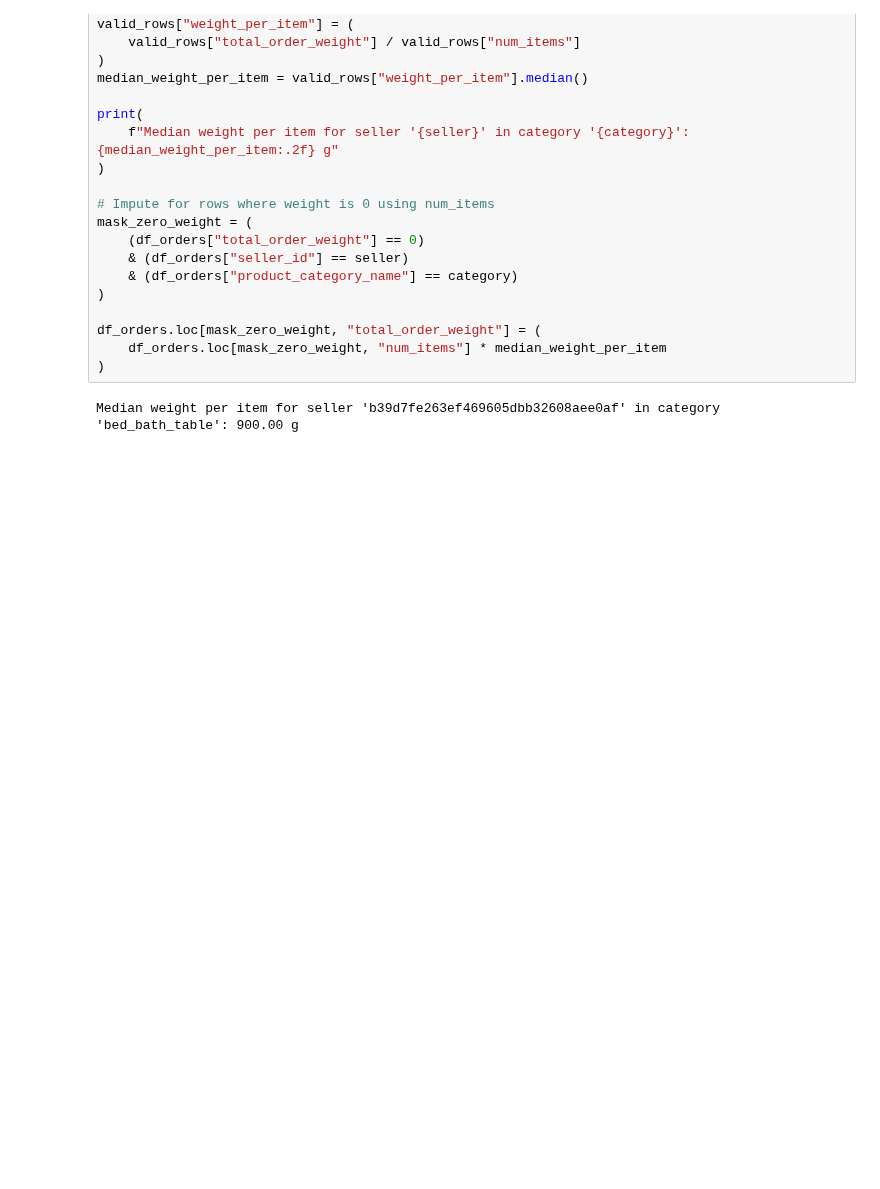
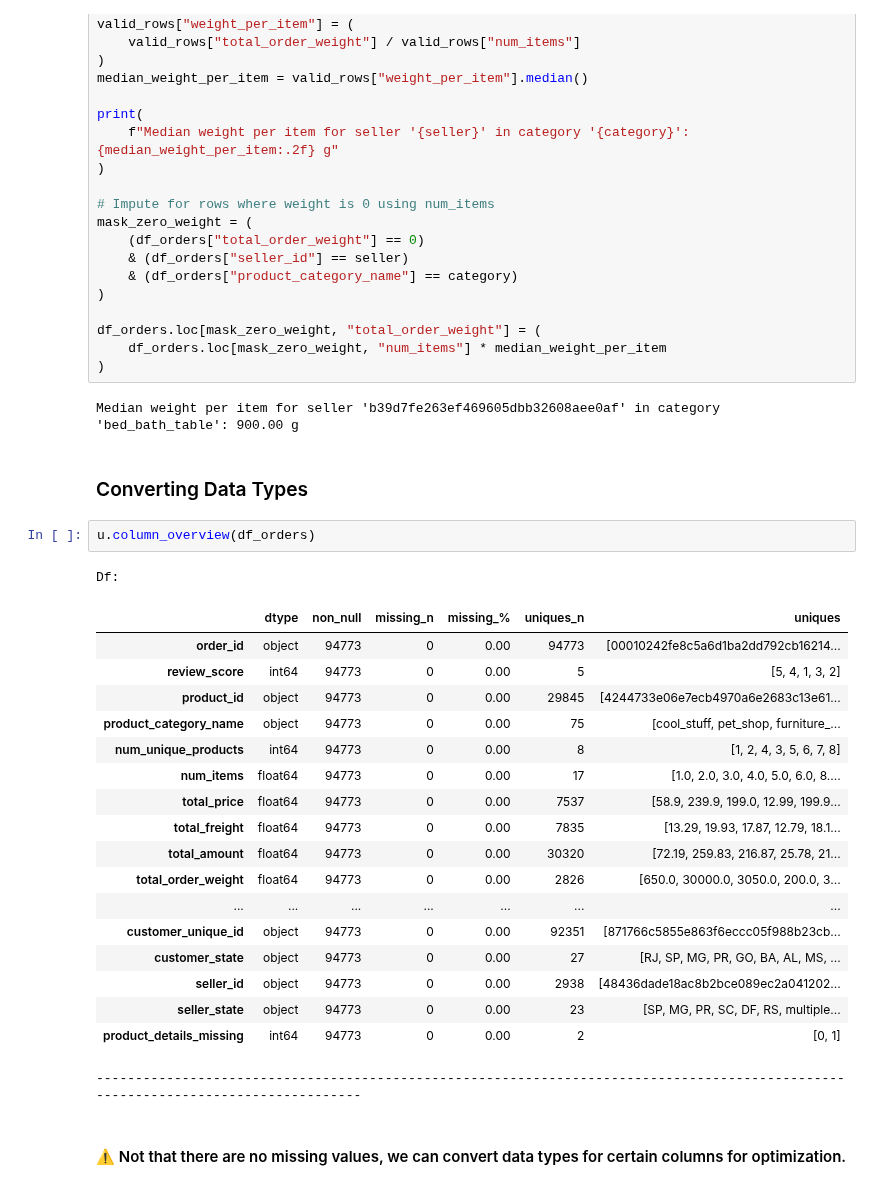
Before and after one commit to OlesyaEvseeva/customer-satisfaction-ecommerce, a Jupyter notebook: notebooks/02_data_integration_preprocessing.ipynb, the cells around one changed output. Saved outputs shown, nothing was run; the diff lists cells and outputs as text; blank space fills up the shorter version.

```diff
--- a/notebooks/02_data_integration_preprocessing.ipynb
+++ b/notebooks/02_data_integration_preprocessing.ipynb
@@ -684,3 +684,29 @@ df_orders.loc[mask_zero_weight, "total_order_weight"] = (
 )
 # %% [output]
 Median weight per item for seller 'b39d7fe263ef469605dbb32608aee0af' in category 'bed_bath_table': 900.00 g
+# %% [markdown]
+### Converting Data Types
+# %%
+u.column_overview(df_orders)
+# %% [output]
+Df:
+|  | dtype | non_null | missing_n | missing_% | uniques_n | uniques |
+| order_id | object | 94773 | 0 | 0.00 | 94773 | [00010242fe8c5a6d1ba2dd792cb16214... |
+| review_score | int64 | 94773 | 0 | 0.00 | 5 | [5, 4, 1, 3, 2] |
+| product_id | object | 94773 | 0 | 0.00 | 29845 | [4244733e06e7ecb4970a6e2683c13e61... |
+| product_category_name | object | 94773 | 0 | 0.00 | 75 | [cool_stuff, pet_shop, furniture_... |
+| num_unique_products | int64 | 94773 | 0 | 0.00 | 8 | [1, 2, 4, 3, 5, 6, 7, 8] |
+| num_items | float64 | 94773 | 0 | 0.00 | 17 | [1.0, 2.0, 3.0, 4.0, 5.0, 6.0, 8.... |
+| total_price | float64 | 94773 | 0 | 0.00 | 7537 | [58.9, 239.9, 199.0, 12.99, 199.9... |
+| total_freight | float64 | 94773 | 0 | 0.00 | 7835 | [13.29, 19.93, 17.87, 12.79, 18.1... |
+| total_amount | float64 | 94773 | 0 | 0.00 | 30320 | [72.19, 259.83, 216.87, 25.78, 21... |
+| total_order_weight | float64 | 94773 | 0 | 0.00 | 2826 | [650.0, 30000.0, 3050.0, 200.0, 3... |
+| ... | ... | ... | ... | ... | ... | ... |
+| customer_unique_id | object | 94773 | 0 | 0.00 | 92351 | [871766c5855e863f6eccc05f988b23cb... |
+| customer_state | object | 94773 | 0 | 0.00 | 27 | [RJ, SP, MG, PR, GO, BA, AL, MS, ... |
+| seller_id | object | 94773 | 0 | 0.00 | 2938 | [48436dade18ac8b2bce089ec2a041202... |
+| seller_state | object | 94773 | 0 | 0.00 | 23 | [SP, MG, PR, SC, DF, RS, multiple... |
+| product_details_missing | int64 | 94773 | 0 | 0.00 | 2 | [0, 1] |
+----------------------------------------------------------------------------------------------------------------------------------
+# %% [markdown]
+#### ⚠️ Not that there are no missing values, we can convert data types for certain columns for optimization.
```
Also changed, not shown: parts of 1 cell of this notebook.
